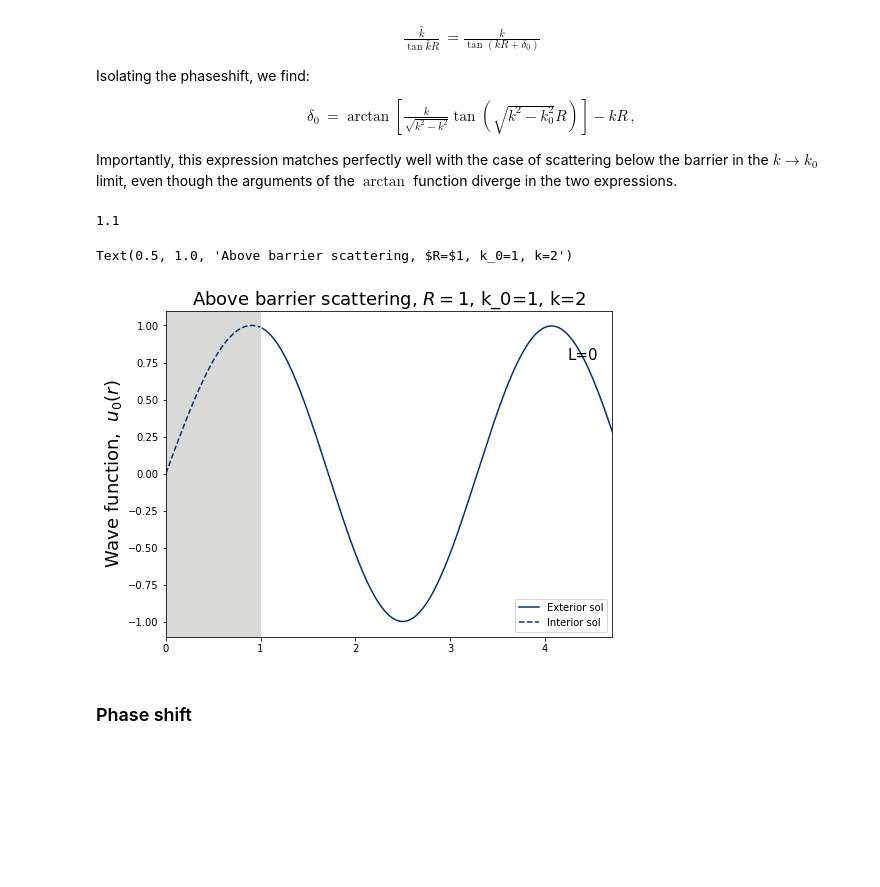
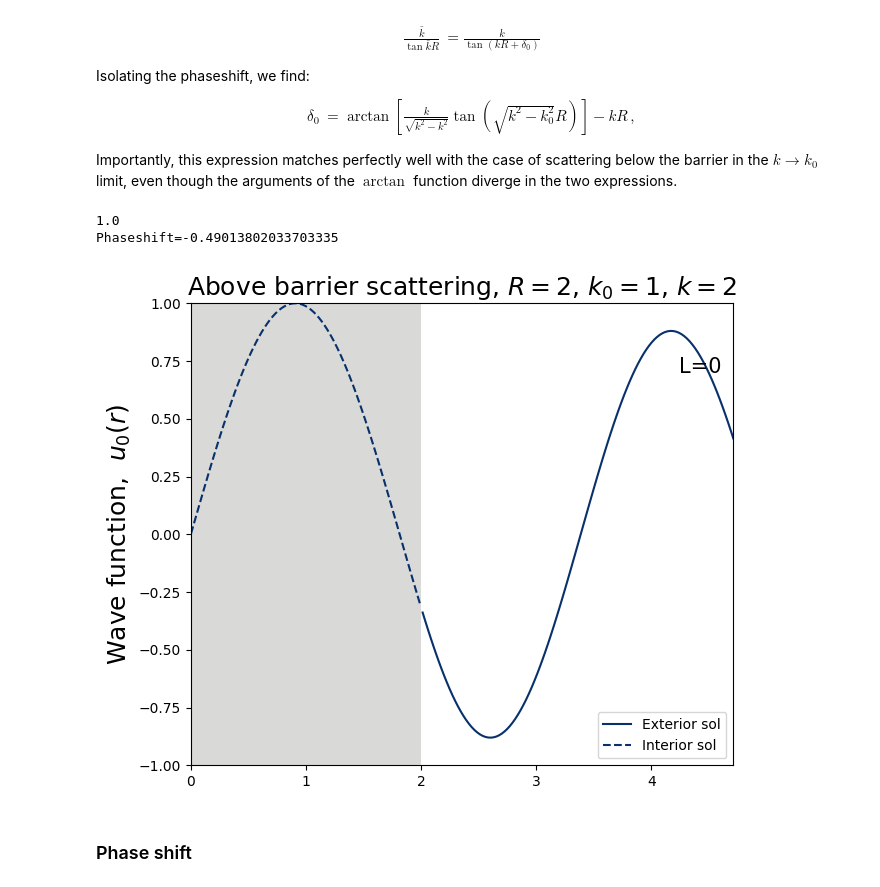
Before and after one commit to arnaurios/AdvancedQuantumMechanics, a Jupyter notebook: Scattering_spherical.ipynb, the cells around one changed output. Cells and saved outputs as stored; diff of their text form; code cells hidden in the pictures; blank space fills up the shorter version.

```diff
--- a/Scattering_spherical.ipynb
+++ b/Scattering_spherical.ipynb
@@ -199,44 +201,46 @@ def phaseshift_barrier_above(k,k0,R) :
     return ph
 
 # THE RADIUS OF THE SCATTERING BARRIER
-R=1;
+R=2;
 # THE MOMENTUM OF THE SCATTERING BARRIER
 k0=1;
 # THE ENERGY WE ARE LOOKING AT
 k_momentum=2;
 rmax=pi/k_momentum*3
 rr=np.linspace(epsilon,rmax,200)
 
-fig, ax = plt.subplots(figsize=(8,6), ncols=1, nrows=1)
+fig, ax = plt.subplots(figsize=(7,6), ncols=1, nrows=1)
 
 lab="L=0"
 ps=phaseshift_barrier_above(k_momentum,k0,R)*pi
 kappa=np.sqrt(np.power(k_momentum,2) - np.power(k0,2) )
 
 wf0=np.sin(kappa*rr)
 ab=np.sin(kappa*R)/np.sin(k_momentum*R+ps)
 wf1=ab*np.sin(k_momentum*rr+ps)
 
 c_full = plt.cm.Blues(np.linspace(0.3,1,2))
-#ax.plot(rr[np.where(rr>R)],wf1[np.where(rr>R)],label="$R_l$",color=c_full[1])
 ax.plot(rr[np.where(rr>R)],wf1[np.where(rr>R)],label="Exterior sol",color=c_full[1])
 ax.plot(rr[np.where(rr<R)],wf0[np.where(rr<R)],label="Interior sol",color=c_full[1],linestyle="dashed")
 
 ax.legend()
 ymax=(np.floor( np.amax(wf1)*10 ) + 2)/10
 print(ymax)
 rect = Rectangle((0, -ymax), R, 2*ymax, linewidth=1, facecolor='#D9DAD8')
 ax.add_patch(rect)
 ax.set_ylim([-ymax,ymax])
 ax.set_xlim([0,rmax])
 ax.text(0.9, 0.85, lab,transform=ax.transAxes,fontsize=15)
 
 ax.set_ylabel(r"Wave function,  $u_0(r)$",fontsize=18)
-ax.set_title("Above barrier scattering, $R=$"+str(R)+", k_0="+str(k0) + ", k="+str(k_momentum),fontsize=18)
+ax.set_title("Above barrier scattering, $R=$"+str(R)+", $k_0=$"+str(k0) + ", $k=$"+str(k_momentum),fontsize=18);
+
+textps="Phaseshift=" + str(ps)
+print(textps)
 # %% [output]
-1.1
+1.0
+Phaseshift=-0.49013802033703335
-Text(0.5, 1.0, 'Above barrier scattering, $R=$1, k_0=1, k=2')
-[figure, old version]
+[figure, new version]
 # %% [markdown]
 ### Phase shift
 # %%
```
Also changed, not shown: parts of 5 cells of this notebook, 1 other file.
